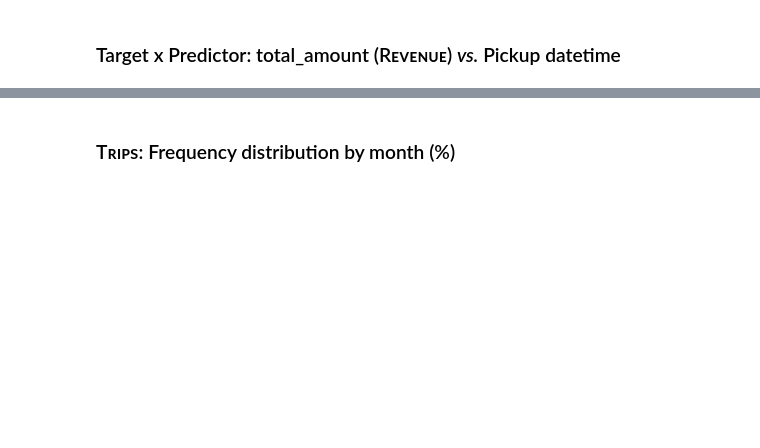
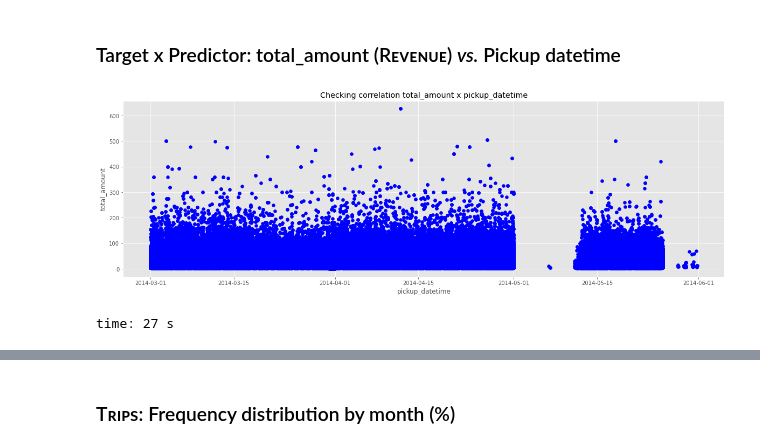
Before and after one commit to isis-santos-costa/99_Challenge, a Jupyter notebook: 99__EDA.ipynb, the cells around one changed output, grey strips where cells are left out. Cells and saved outputs as stored; diff of their text form; code cells hidden in the pictures; blank space fills up the shorter version.

```diff
--- a/99__EDA.ipynb
+++ b/99__EDA.ipynb
@@ -569,11 +667,14 @@ plt.show()
 ### Target x Predictor: total_amount (Rᴇᴠᴇɴᴜᴇ) <i>vs.</i> Pickup datetime
 # %%
 # Checking correlation Dropoff longitude x Pickup longitude
-x, y = df['total_amount'], df['pickup_datetime']
+x, y = df['pickup_datetime'], df['total_amount']
 
 plt.figure(figsize=(20, 6))
 plt.scatter(x, y, c='blue')
 plt.title('Checking correlation '+ y.name + ' x '+ x.name)
 plt.xlabel(x.name)
 plt.ylabel(y.name)
 plt.show()
+# %% [output]
+[figure, added]
+time: 27 s
```
Also changed, not shown: parts of 269 cells of this notebook.
